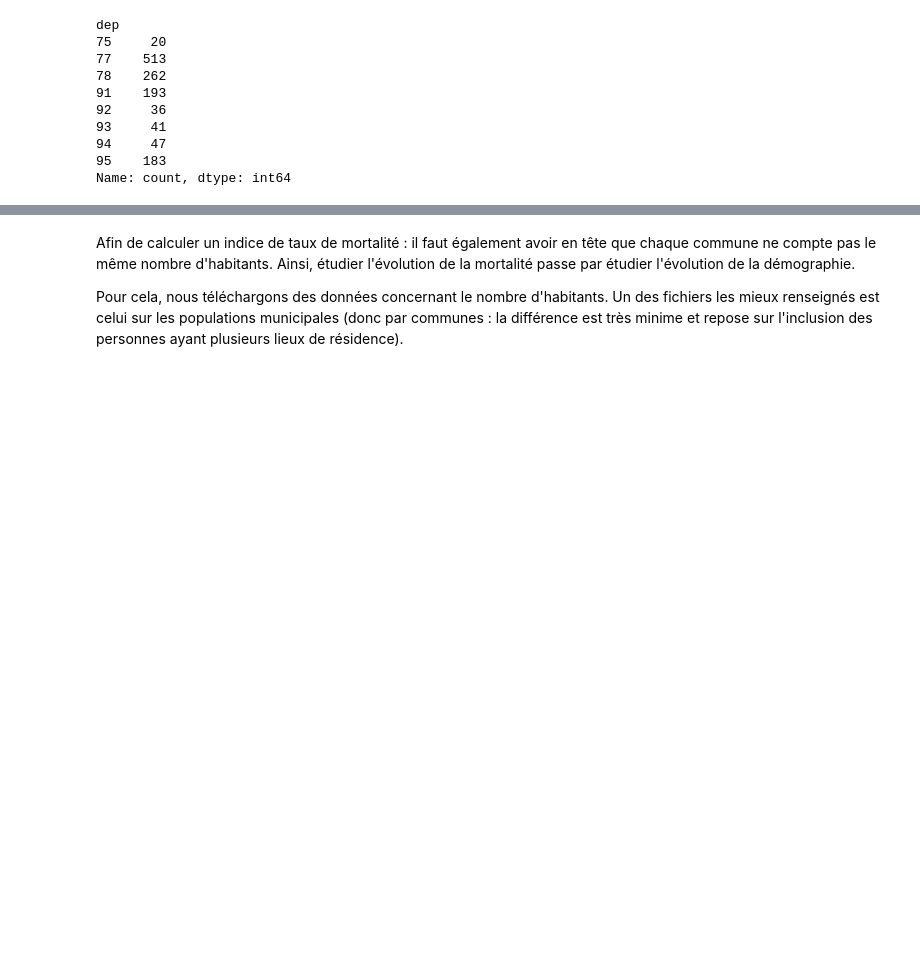
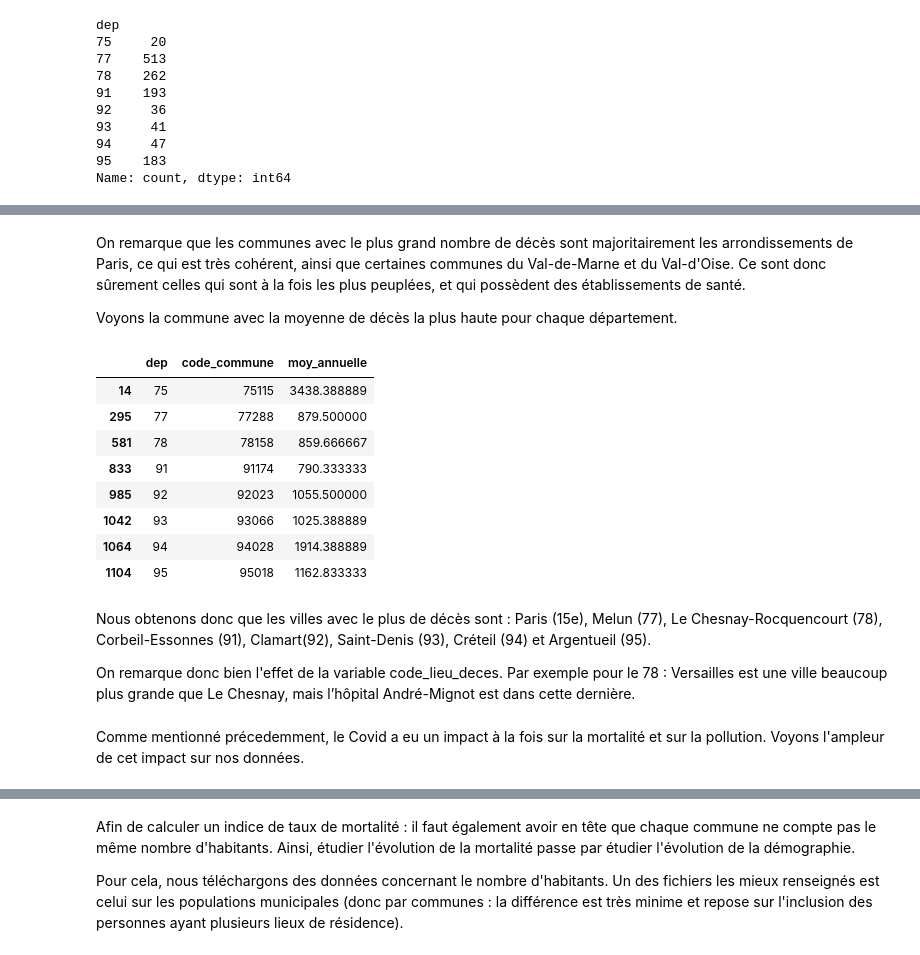
Before and after one commit to TomasAMG7/Python_S1_Challut_Garcia_Mossel, a Jupyter notebook: DATA/data_mortalité.ipynb, the cells around one changed output, grey strips where cells are left out. Saved outputs shown, nothing was run; the diff lists cells and outputs as text; code cells hidden in the pictures; blank space fills up the shorter version.

```diff
--- a/DATA/data_mortalité.ipynb
+++ b/DATA/data_mortalité.ipynb
@@ -116,0 +253,24 @@ Il est à présent possible d'observer quelles sont les communes avec le plus gr
+# %% [markdown]
+On remarque que les communes avec le plus grand nombre de décès sont majoritairement les arrondissements de Paris, ce qui est très cohérent, ainsi que certaines communes du Val-de-Marne et du Val-d'Oise. Ce sont donc sûrement celles qui sont à la fois les plus peuplées, et qui possèdent des établissements de santé.
+
+Voyons la commune avec la moyenne de décès la plus haute pour chaque département.
+# %%
+maxm = deces_fus.groupby("dep")["moy_annuelle"].idxmax()
+top = deces_fus.loc[maxm, ["dep", "code_commune", "moy_annuelle"]]
+top
+# %% [output]
+|  | dep | code_commune | moy_annuelle |
+| 14 | 75 | 75115 | 3438.388889 |
+| 295 | 77 | 77288 | 879.500000 |
+| 581 | 78 | 78158 | 859.666667 |
+| 833 | 91 | 91174 | 790.333333 |
+| 985 | 92 | 92023 | 1055.500000 |
+| 1042 | 93 | 93066 | 1025.388889 |
+| 1064 | 94 | 94028 | 1914.388889 |
+| 1104 | 95 | 95018 | 1162.833333 |
+# %% [markdown]
+Nous obtenons donc que les villes avec le plus de décès sont : Paris (15e), Melun (77), Le Chesnay-Rocquencourt (78), Corbeil-Essonnes (91), Clamart(92), Saint-Denis (93), Créteil (94) et Argentueil (95).
+
+On remarque donc bien l'effet de la variable code_lieu_deces. Par exemple pour le 78 : Versailles est une ville beaucoup plus grande que Le Chesnay, mais l’hôpital André-Mignot est dans cette dernière.
+# %% [markdown]
+Comme mentionné précedemment, le Covid a eu un impact à la fois sur la mortalité et sur la pollution. Voyons l'ampleur de cet impact sur nos données.
```
Also changed, not shown: parts of 24 cells of this notebook.
